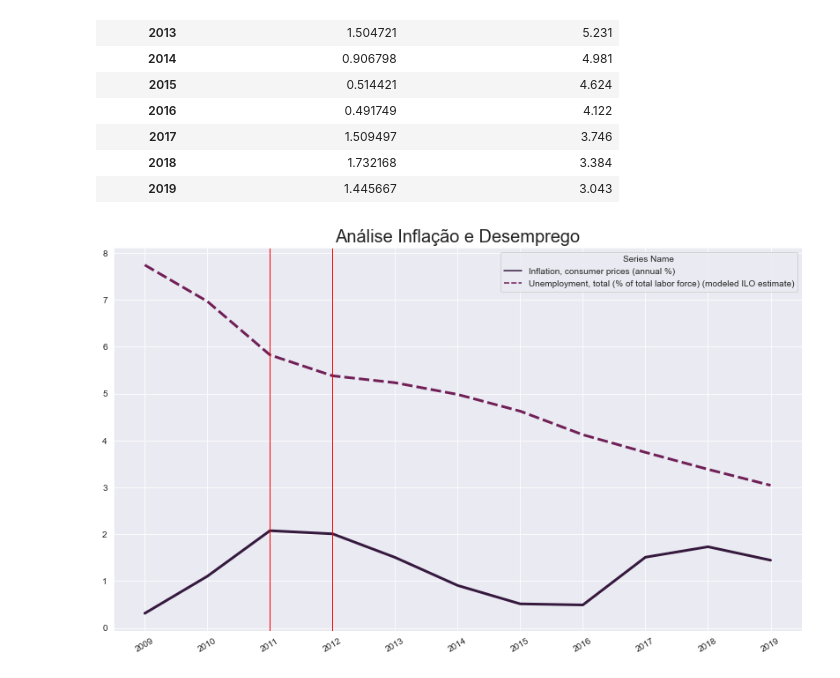
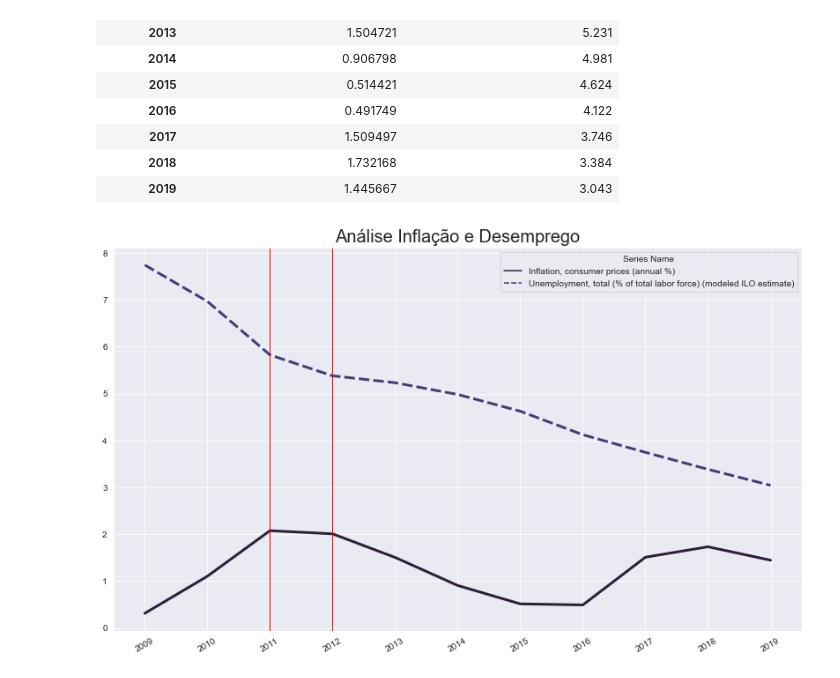
Before and after one commit to rmcnribeiro/T3_ECO-A, a Jupyter notebook: codigos/trabalho_3.ipynb, the cells around one changed output. Saved outputs shown, nothing was run; the diff lists cells and outputs as text; code cells hidden in the pictures.

```diff
--- a/codigos/trabalho_3.ipynb
+++ b/codigos/trabalho_3.ipynb
@@ -135,12 +135,12 @@ plt.show()
 
 ### Crescimento percentual real do PIB por ano
 # %%
-sns.set_style("darkgrid")
-sns.set_palette("rocket")
-
 plt.xticks(anos,rotation=30)
 
-graph = sns.lineplot(data=df_interesse,x=df_interesse.index,y="GDP growth (annual %)", linewidth=3)
+graph = sns.lineplot(data=df_interesse,
+                     x=df_interesse.index,
+                     y="GDP growth (annual %)",
+                     linewidth=3)
 
 graph.axhline(0, color = "r",linewidth=1)
 
@@ -154,9 +154,6 @@ plt.show()
 # %% [markdown]
 ### Analise RNB
 # %%
-sns.set_style("darkgrid")
-sns.set_palette("rocket")
-
 plt.xticks(anos,rotation=30)
 
 graph = sns.lineplot(data=df_interesse["GNI, PPP (current international $)"],
@@ -213,17 +210,12 @@ Taxa de crescimento do PIB per capita       -- GDP per capita growth (annual %)
 
 GDP per capita growth (annual %)            -- GDP per person employed (constant 2017 PPP $)
 # %%
-sns.set_style("darkgrid")
-sns.set_palette("rocket")
-
 plt.xticks(anos,rotation=30)
 
 graph = sns.lineplot(data=df_interesse[colunas_interesse_3].drop('GDP per person employed (constant 2017 PPP $)', axis=1),
                      linewidth=3,
                      legend=True)
 
-#graph.figure.legend()
-
 graph.set_title('Análise setores produtivos', fontsize=20)
 
 plt.savefig('./../graficos/setores_produtivos.png')
@@ -232,9 +224,6 @@ plt.show()
 # %% [output]
 [figure]
 # %%
-sns.set_style("darkgrid")
-sns.set_palette("rocket")
-
 plt.xticks(anos,rotation=30)
 
 graph = sns.lineplot(data=df_interesse['GDP per person employed (constant 2017 PPP $)'],
@@ -266,23 +255,20 @@ df_interesse[colunas_interesse_4]
 | 2018 | 1.732168 | 3.384 |
 | 2019 | 1.445667 | 3.043 |
 # %%
-sns.set_style("darkgrid")
-sns.set_palette("rocket")
-
 plt.xticks(anos,rotation=30)
 
 graph = sns.lineplot(data=df_interesse[colunas_interesse_4],
                      linewidth=3,
                      legend=True)
 graph.axvline(2011, color = "r",linewidth=1)
 
 graph.axvline(2012, color = "r",linewidth=1)
 
 
 graph.set_title('Análise Inflação e Desemprego', fontsize=20)
 
 plt.savefig('./../graficos/inflacao_desemprego.png')
 
 plt.show()
 # %% [output]
-[figure, old version]
+[figure, new version]
```
Also changed, not shown: parts of 1 cell of this notebook, 5 other files.
